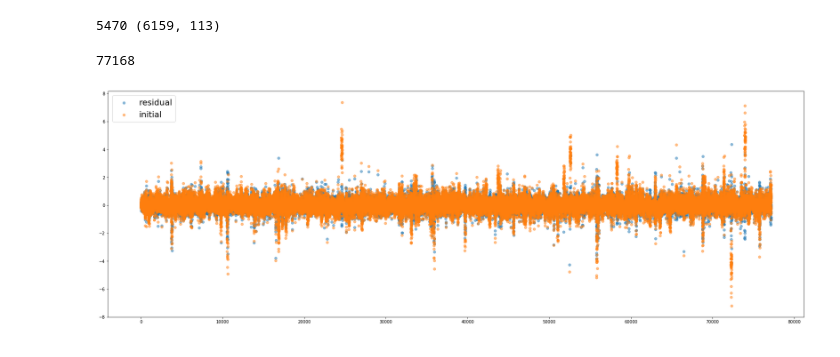
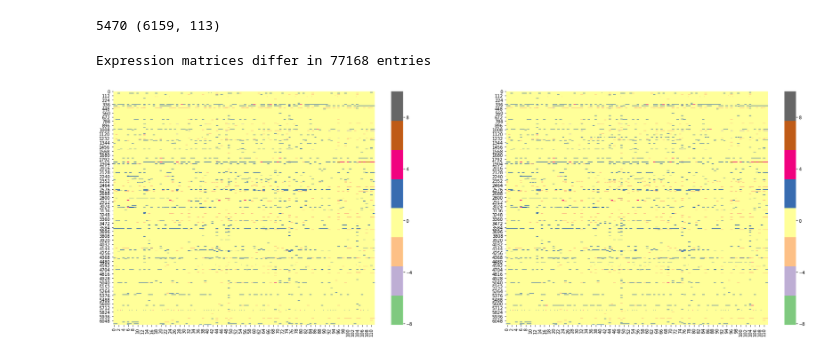
Before and after one commit to ivanov-v-v/PPINs-QTLs-Joint-Analysis, a Jupyter notebook: src/data_analysis.ipynb, the cells around one changed output. Saved outputs shown, nothing was run; the diff lists cells and outputs as text; code cells hidden in the pictures.

Commit message:
Fixed some datasets (interpolated genotypes, chromosome endpoints). Checkpoint commit. Preprocessing (and linear models in general) are still not working. Such a pity.

```diff
--- a/src/data_analysis.ipynb
+++ b/src/data_analysis.ipynb
@@ -903,14 +900,6 @@ def linkage_LOD_scores(genotypes_matrix, expression_matrix, inplace=False):
 
 
 """ Finding peak LOD-score-per-chromosome markers for each gene as in https://elifesciences.org/articles/35471 """
-# expression_dataframe = expression_df["eQTLs_old"].drop(["BY", "RM"], axis=1)
-expression_dataframe = expression_df["eQTLs_new"]
-gene_occurences = collections.Counter(expression_dataframe["gene"].values)
-expression_dataframe = expression_dataframe[[
-    gene_occurences[gene] == 1 for gene in expression_dataframe["gene"]
-]]
-genotypes_dataframe = genotypes_df["eQTLs_new"]
-# genotypes_dataframe = genotypes_df["eQTLs_old"].drop(["BY", "RM"], axis=1)
 
 
 def preprocessing_candidate_linkages(expression_dataframe, genotypes_dataframe, output_dict=None):
@@ -997,20 +986,22 @@ residual_expression_dataframe = residual_expression(expression_dataframe, chromo
 # %%
 residual_expression_mx = np.nan_to_num(np.asarray(residual_expression_dataframe.values[:, 1:], dtype=np.float32))
 expression_mx = np.nan_to_num(np.asarray(expression_dataframe.values[:, 1:], dtype=np.float32))
-# fig, axes = plt.subplots(1, 2, figsize=(30, 10))
-plt.figure(figsize=(30, 10))
+fig, axes = plt.subplots(1, 2, figsize=(30, 10))
+# plt.figure(figsize=(30, 10))
 discrepancy_mask = residual_expression_mx != expression_mx
-print(np.sum(discrepancy_mask))
-plt.scatter(range(np.sum(discrepancy_mask)), residual_expression_mx[discrepancy_mask], label="residual", alpha=0.5)
-plt.scatter(range(np.sum(discrepancy_mask)), expression_mx[discrepancy_mask], label="initial", alpha=0.5)
-plt.legend(fontsize=20)
-# sns.heatmap(np.nan_to_num(np.asarray(residual_expression_dataframe.values[:, 1:], dtype=np.float32)), ax=axes[0], cmap="jet")
-# sns.heatmap(np.nan_to_num(np.asarray(expression_dataframe.values[:, 1:], dtype=np.float32)), ax=axes[1], cmap="jet")
+# residual_expression_mx[np.logical_not(discrepancy_mask)] = 0
+# expression_mx[np.logical_not(discrepancy_mask)] = 0
+print("Expression matrices differ in {} entries".format(np.sum(discrepancy_mask)))
+# plt.scatter(range(np.sum(discrepancy_mask)), residual_expression_mx[discrepancy_mask], label="residual", alpha=0.5)
+# plt.scatter(range(np.sum(discrepancy_mask)), expression_mx[discrepancy_mask], label="initial", alpha=0.5)
+# plt.legend(fontsize=20)
+sns.heatmap(residual_expression_mx, ax=axes[0], cmap="Accent")
+sns.heatmap(expression_mx, ax=axes[1], cmap="Accent")
 plt.show()
 plt.close()
 # %% [output]
-77168
+Expression matrices differ in 77168 entries
-[figure, old version]
+[figure, new version]
 # %%
 %%time
 """ Mapping eQTLs as in https://elifesciences.org/articles/35471 """
```
Also changed, not shown: parts of 9 cells of this notebook, 3 other files.
